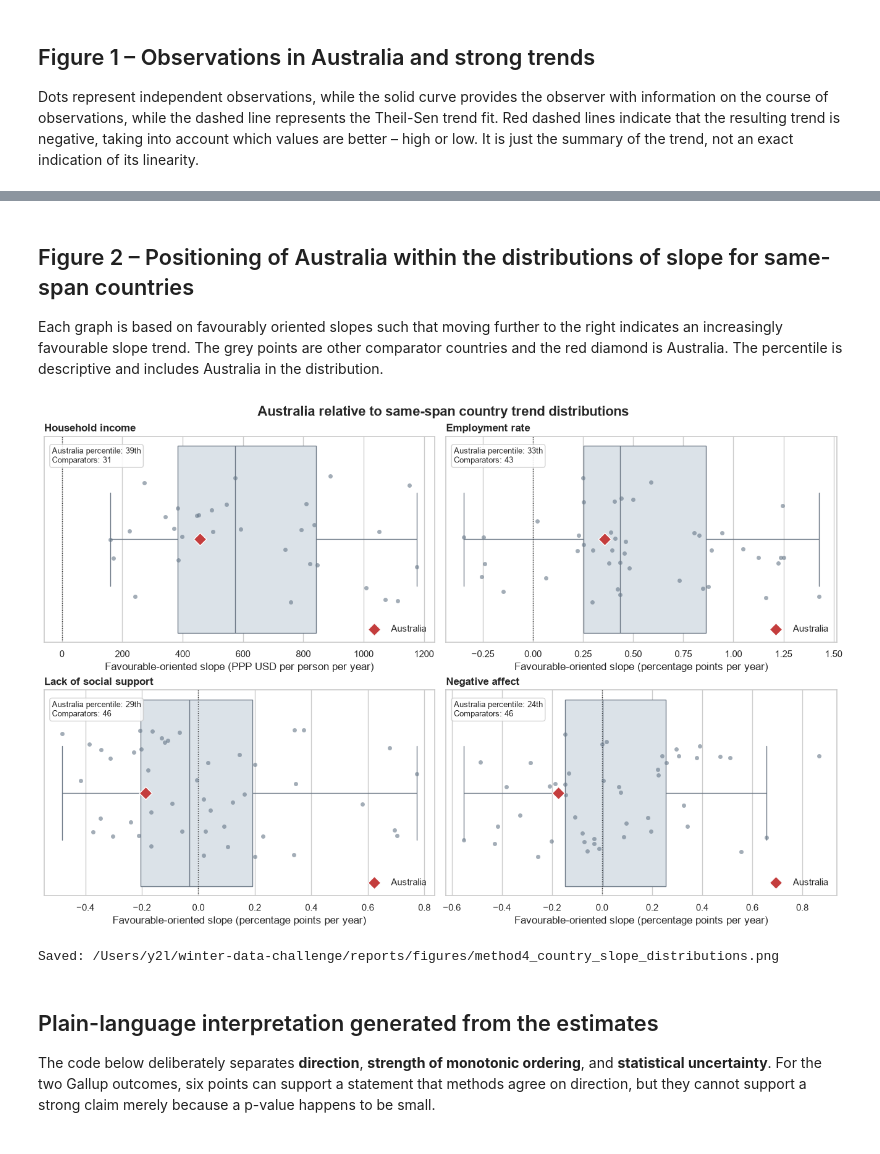
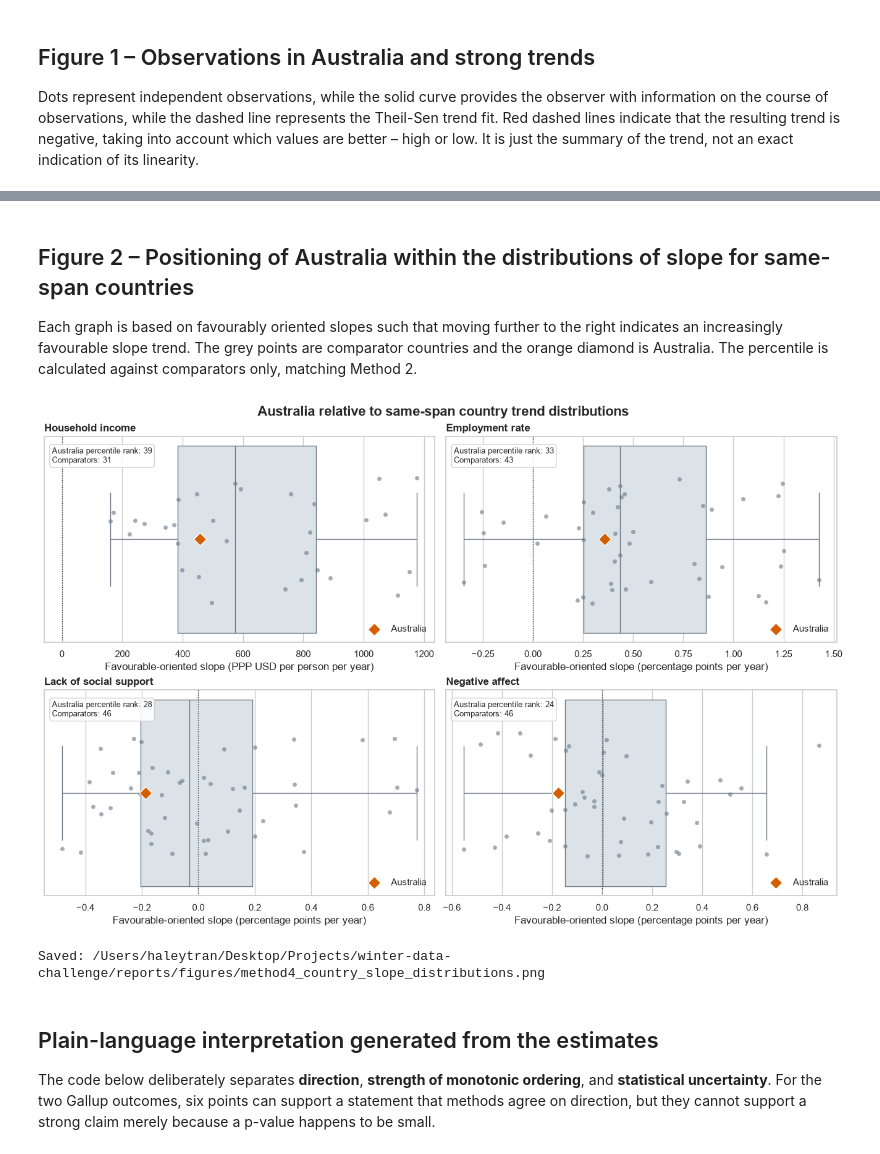
Before and after one commit to HaleyyT/winter-data-challenge, a Jupyter notebook: notebooks/method4_theilsen_kendall.ipynb, the cells around one changed output, grey strips where cells are left out. Saved outputs shown, nothing was run; the diff lists cells and outputs as text; code cells hidden in the pictures.

```diff
--- a/notebooks/method4_theilsen_kendall.ipynb
+++ b/notebooks/method4_theilsen_kendall.ipynb
@@ -27,7 +28,8 @@ from scipy.stats import kendalltau, theilslopes
 from IPython.display import display
 
 PROJECT_ROOT = Path.cwd().parent if Path.cwd().name == "notebooks" else Path.cwd()
-DATA_PATH = PROJECT_ROOT / "data" / "processed" / "OECD_cleaned_version.csv"
+DATA_PATH = PROJECT_ROOT / "data" / "processed" / "oecd_clean.csv"
+PRIMARY_RESULTS_PATH = PROJECT_ROOT / "reports" / "tables" / "material_social_primary_results.csv"
 TABLE_DIR = PROJECT_ROOT / "reports" / "tables"
 FIGURE_DIR = PROJECT_ROOT / "reports" / "figures"
 TABLE_DIR.mkdir(parents=True, exist_ok=True)
@@ -272,6 +277,21 @@ for code, group in au_panel.groupby("indicator_code", sort=False):
         "endpoint_favourable_change": sign * native_change,
     })
 endpoint_results = pd.DataFrame(endpoint_rows)
+
+# Fail if Method 4 endpoints diverge from the frozen Method 2 analysis.
+if not PRIMARY_RESULTS_PATH.exists():
+    raise FileNotFoundError("Run notebooks/02_analysis.ipynb before Method 4.")
+primary_results = pd.read_csv(PRIMARY_RESULTS_PATH)
+parity = endpoint_results.merge(
+    primary_results[["indicator_code", "australia_native_change"]],
+    on="indicator_code", how="inner", validate="one_to_one",
+)
+assert set(parity["indicator_code"]) == set(INDICATORS)
+np.testing.assert_allclose(
+    parity["endpoint_native_change"], parity["australia_native_change"],
+    rtol=0, atol=1e-10,
+)
+
 aus_results = aus_results.merge(endpoint_results, on="indicator_code", how="left")
 aus_results["endpoint_direction"] = np.select(
     [aus_results["endpoint_favourable_change"].gt(0), aus_results["endpoint_favourable_change"].lt(0)],
@@ -299,8 +319,8 @@ for code, group in eligible.groupby("indicator_code", sort=False):
         "n_comparator_countries": len(peer_group),
         "comparator_median_favourable_slope": peer_group["favourable_slope_per_year"].median(),
         "australia_favourable_slope": aus_slope,
-        "australia_percentile_including_australia": percentile_of_score(
-            group["favourable_slope_per_year"], aus_slope
+        "australia_favourable_slope_percentile": percentile_of_score(
+            peer_group["favourable_slope_per_year"], aus_slope
         ),
     })
 country_summary = pd.DataFrame(country_summaries)
@@ -316,11 +336,17 @@ result_columns = [
     "endpoint_native_change", "endpoint_favourable_change", "endpoint_direction",
     "slope_endpoint_agree", "kendall_tau_native", "kendall_tau_favourable", "kendall_p_raw", "kendall_p_holm",
     "n_comparator_countries", "comparator_median_favourable_slope",
-    "australia_percentile_including_australia",
+    "australia_favourable_slope_percentile",
 ]
-aus_results = aus_results[result_columns].sort_values("indicator_code")
+analysis_order = {code: position for position, code in enumerate(INDICATORS)}
+aus_results = aus_results[result_columns].sort_values(
+    "indicator_code", key=lambda values: values.map(analysis_order)
+)
+country_summary = country_summary.sort_values(
+    "indicator_code", key=lambda values: values.map(analysis_order)
+)
 
-aus_results.to_csv(TABLE_DIR / "method4_australia_trend_results.csv", index=False)
+aus_results.to_csv(TABLE_DIR / "material_social_trend_results.csv", index=False)
 country_summary.to_csv(TABLE_DIR / "method4_country_slope_summary.csv", index=False)
 
 display(aus_results.round(4))
@@ -354,7 +380,7 @@ for ax, (code, spec) in zip(axes.flat, INDICATORS.items()):
         "theilsen_intercept",
     ].iloc[0]
     fit = intercept + r["native_slope_per_year"] * x
-    colour = "#27864b" if r["favourable_slope_per_year"] > 0 else "#c43d3d"
+    colour = "#0072B2" if r["favourable_slope_per_year"] > 0 else "#D55E00"
 
     ax.plot(x, y, color="#4c78a8", linewidth=1.8, alpha=0.8)
     ax.scatter(x, y, color="#1f4e79", s=44, zorder=3)
@@ -382,7 +408,7 @@ Saved: /Users/y2l/winter-data-challenge/reports/figures/method4_australia_theils
 # %% [markdown]
 ## Figure 2 – Positioning of Australia within the distributions of slope for same-span countries
 
-Each graph is based on favourably oriented slopes such that moving further to the right indicates an increasingly favourable slope trend. The grey points are other comparator countries and the red diamond is Australia. The percentile is descriptive and includes Australia in the distribution.
+Each graph is based on favourably oriented slopes such that moving further to the right indicates an increasingly favourable slope trend. The grey points are comparator countries and the orange diamond is Australia. The percentile is calculated against comparators only, matching Method 2.
 # %%
 fig, axes = plt.subplots(2, 2, figsize=(13, 8.5), constrained_layout=True)
 for ax, (code, spec) in zip(axes.flat, INDICATORS.items()):
@@ -394,37 +420,37 @@ for ax, (code, spec) in zip(axes.flat, INDICATORS.items()):
     sns.boxplot(
         data=peers, x="favourable_slope_per_year", ax=ax, color="#d9e2ea",
         width=0.35, showfliers=False, linecolor="#6b7785"
     )
     sns.stripplot(
         data=peers, x="favourable_slope_per_year", ax=ax,
         color="#667788", alpha=0.6, size=5, jitter=0.12
     )
     ax.scatter(
         aus["favourable_slope_per_year"], 0, marker="D", s=110,
-        color="#c43d3d", edgecolor="white", linewidth=1, zorder=5, label="Australia"
+        color="#D55E00", edgecolor="white", linewidth=1, zorder=5, label="Australia"
     )
     ax.axvline(0, color="#333333", linewidth=1, linestyle=":")
     ax.set_title(spec["short_name"], loc="left", fontweight="bold")
     ax.set_xlabel(f"Favourable-oriented slope ({spec['native_unit_per_year']})")
     ax.set_yticks([])
     ax.set_ylabel("")
     ax.text(
         0.02, 0.95,
-        f"Australia percentile: {summary['australia_percentile_including_australia']:.0f}th\n"
+        f"Australia percentile rank: {summary['australia_favourable_slope_percentile']:.0f}\n"
         f"Comparators: {int(summary['n_comparator_countries'])}",
         transform=ax.transAxes, va="top", fontsize=9,
         bbox={"boxstyle": "round,pad=0.3", "facecolor": "white", "alpha": 0.88, "edgecolor": "#cccccc"},
     )
     ax.legend(frameon=False, loc="lower right")
 
 fig.suptitle("Australia relative to same-span country trend distributions", fontsize=16, fontweight="bold")
 figure2 = FIGURE_DIR / "method4_country_slope_distributions.png"
 fig.savefig(figure2, dpi=300, bbox_inches="tight", facecolor="white")
 plt.show()
 print(f"Saved: {figure2}")
 # %% [output]
-[figure, old version]
+[figure, new version]
-Saved: /Users/y2l/winter-data-challenge/reports/figures/method4_country_slope_distributions.png
+Saved: /Users/haleytran/Desktop/Projects/winter-data-challenge/reports/figures/method4_country_slope_distributions.png
 # %% [markdown]
 ## Plain-language interpretation generated from the estimates
 
```
Also changed, not shown: parts of 7 cells of this notebook, 11 other files.
